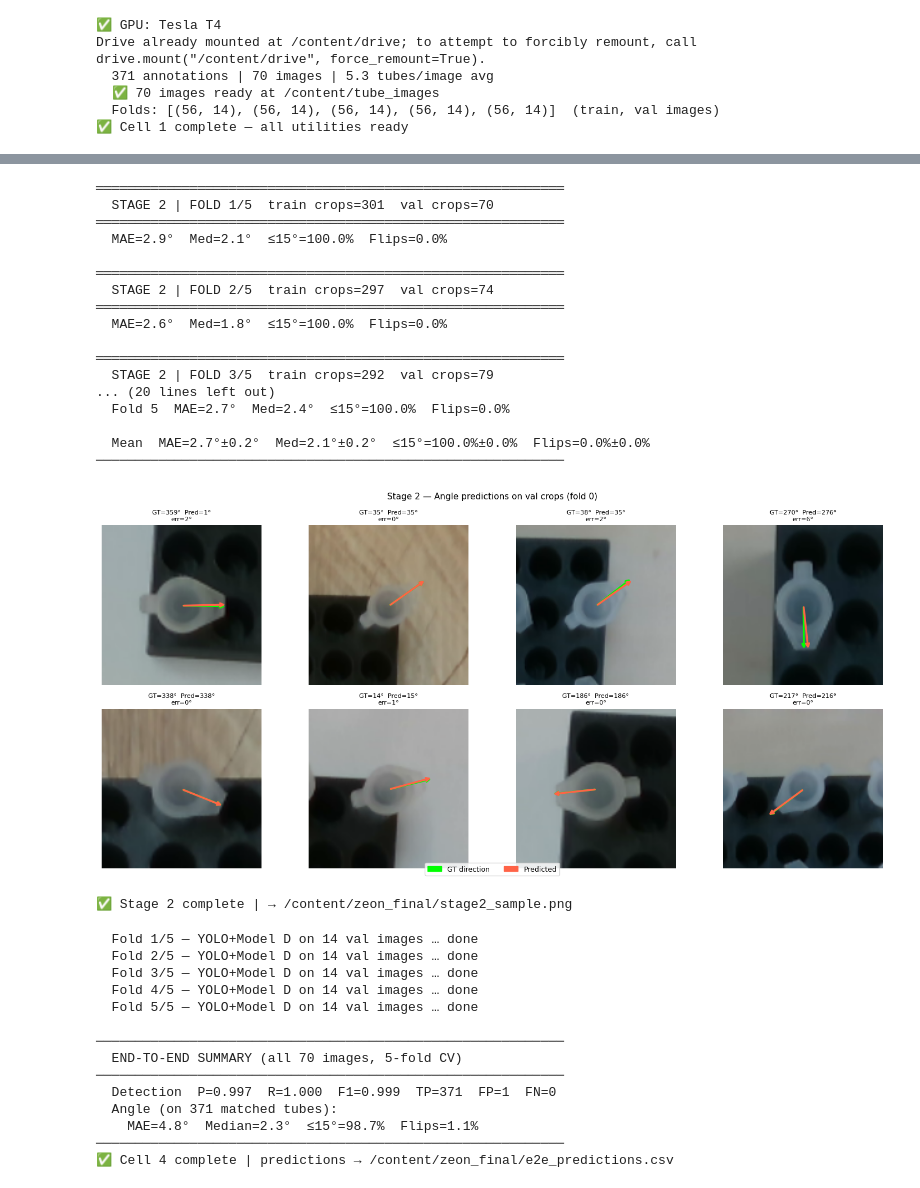
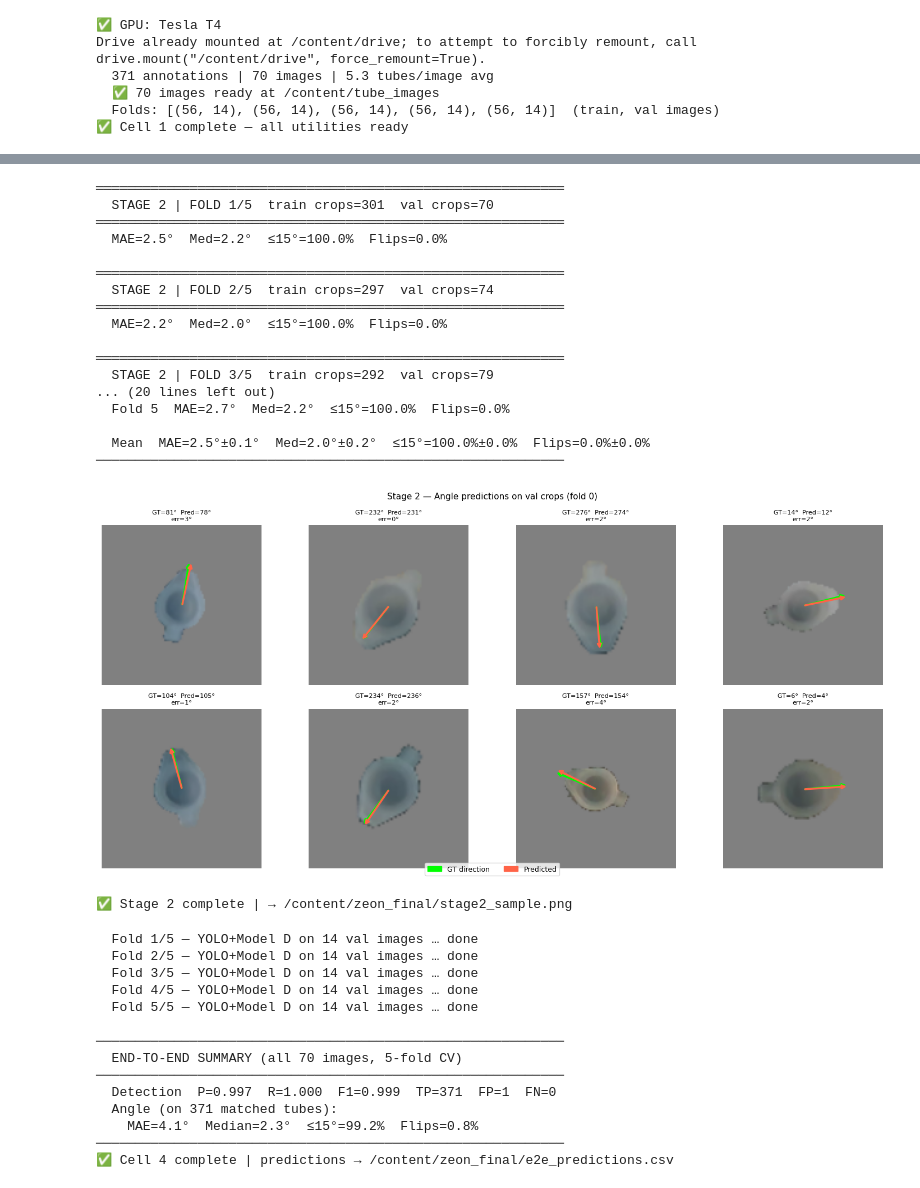
Before and after one commit to ikindacodeabit/zeon_systems, a Jupyter notebook: Zeon.ipynb, the cells around one changed output, grey strips where cells are left out. Drawn from its saved outputs; the diff is of its cells as text; code cells hidden in the pictures.

```diff
--- a/Zeon.ipynb
+++ b/Zeon.ipynb
@@ -485,8 +644,9 @@ for fi, (train_imgs, val_imgs) in enumerate(FOLDS):
           f"train crops={n_tr}  val crops={n_va}")
     print(f"{'═'*60}")
 
-    tr_s = build_crops(train_imgs)
-    va_s = build_crops(val_imgs)
+    # AFTER
+    tr_s = build_masked_crops(train_imgs)
+    va_s = build_masked_crops(val_imgs)
     tl, vl = make_loaders(tr_s, va_s)
 
     model = BinnedNet().to(DEVICE)
@@ -528,45 +688,46 @@ m0.load_state_dict(torch.load(angle_weights[0], map_location=DEVICE,
 
 fig, axes = plt.subplots(2, 4, figsize=(15, 7))
 fig.suptitle('Stage 2 — Angle predictions on val crops (fold 0)', fontsize=11)
-va_s0 = build_crops(FOLDS[0][1])
+# AFTER
+va_s0 = build_masked_crops(FOLDS[0][1])
 for ax, (crop_bgr, gt_angle) in zip(axes.flat, random.sample(va_s0, 8)):
     pred_angle = predict_angle_single(m0, crop_bgr)
     err        = circular_err(pred_angle, gt_angle)
     crop_rgb   = cv2.cvtColor(crop_bgr, cv2.COLOR_BGR2RGB)
     ax.imshow(crop_rgb); ax.axis('off')
     cx = cy = CROP_SIZE // 2
     draw_angle_arrow(ax, cx, cy, gt_angle,   'lime',   length=36)
     draw_angle_arrow(ax, cx, cy, pred_angle, 'tomato', length=36)
     ax.set_title(f'GT={gt_angle:.0f}°  Pred={pred_angle:.0f}°\nerr={err:.0f}°',
                  fontsize=8, color='tomato' if err > 30 else 'black')
 
 handles = [mpatches.Patch(color='lime',   label='GT direction'),
            mpatches.Patch(color='tomato', label='Predicted')]
 fig.legend(handles=handles, loc='lower center', ncol=2, fontsize=9)
 plt.tight_layout()
 plt.savefig(OUTPUTS/'stage2_sample.png', dpi=120, bbox_inches='tight')
 plt.show()
 del m0; torch.cuda.empty_cache()
 print(f"✅ Stage 2 complete | → {OUTPUTS/'stage2_sample.png'}")
 # %% [output]
 ════════════════════════════════════════════════════════════
   STAGE 2 | FOLD 1/5  train crops=301  val crops=70
 ════════════════════════════════════════════════════════════
-  MAE=2.9°  Med=2.1°  ≤15°=100.0%  Flips=0.0%
+  MAE=2.5°  Med=2.2°  ≤15°=100.0%  Flips=0.0%
 
 ════════════════════════════════════════════════════════════
   STAGE 2 | FOLD 2/5  train crops=297  val crops=74
 ════════════════════════════════════════════════════════════
-  MAE=2.6°  Med=1.8°  ≤15°=100.0%  Flips=0.0%
+  MAE=2.2°  Med=2.0°  ≤15°=100.0%  Flips=0.0%
 
 ════════════════════════════════════════════════════════════
   STAGE 2 | FOLD 3/5  train crops=292  val crops=79
 ... (20 lines left out)
-  Fold 5  MAE=2.7°  Med=2.4°  ≤15°=100.0%  Flips=0.0%
+  Fold 5  MAE=2.7°  Med=2.2°  ≤15°=100.0%  Flips=0.0%
 
-  Mean  MAE=2.7°±0.2°  Med=2.1°±0.2°  ≤15°=100.0%±0.0%  Flips=0.0%±0.0%
+  Mean  MAE=2.5°±0.1°  Med=2.0°±0.2°  ≤15°=100.0%±0.0%  Flips=0.0%±0.0%
 ────────────────────────────────────────────────────────────
-[figure, old version]
+[figure, new version]
 ✅ Stage 2 complete | → /content/zeon_final/stage2_sample.png
 # %%
 # ══════════════════════════════════════════════════════════════════════
@@ -611,7 +772,8 @@ for fi, (_, val_imgs) in enumerate(FOLDS):
         # TP: matched pairs → predict angle from YOLO crop
         for gi, di in pairs:
             d          = dets[di]
-            crop       = extract_crop(img_bgr, d['cx'], d['cy'], d['w'], d['h'])
+# AFTER
+            crop = extract_masked_crop(img_bgr, d['cx'], d['cy'], d['w'], d['h'])
             pred_angle = predict_angle_single(angle_m, crop)
             err        = circular_err(pred_angle, gt_angles[gi])
             e2e_ang_errors.append(err)
@@ -676,6 +838,6 @@ print(f"✅ Cell 4 complete | predictions → {OUTPUTS/'e2e_predictions.csv'}")
 ────────────────────────────────────────────────────────────
   Detection  P=0.997  R=1.000  F1=0.999  TP=371  FP=1  FN=0
   Angle (on 371 matched tubes):
-    MAE=4.8°  Median=2.3°  ≤15°=98.7%  Flips=1.1%
+    MAE=4.1°  Median=2.3°  ≤15°=99.2%  Flips=0.8%
 ────────────────────────────────────────────────────────────
 ✅ Cell 4 complete | predictions → /content/zeon_final/e2e_predictions.csv
```
Also changed, not shown: parts of 3 cells of this notebook.
